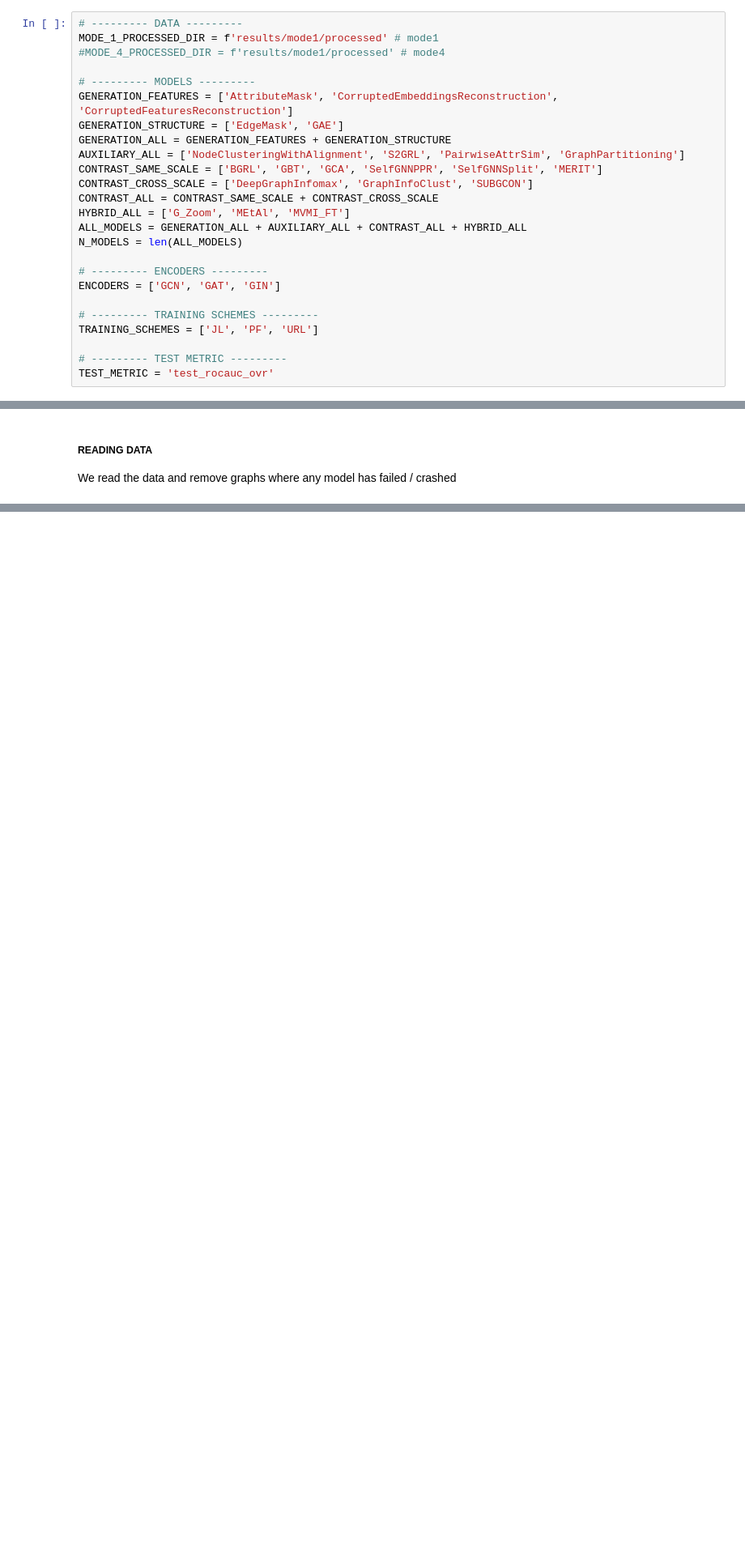
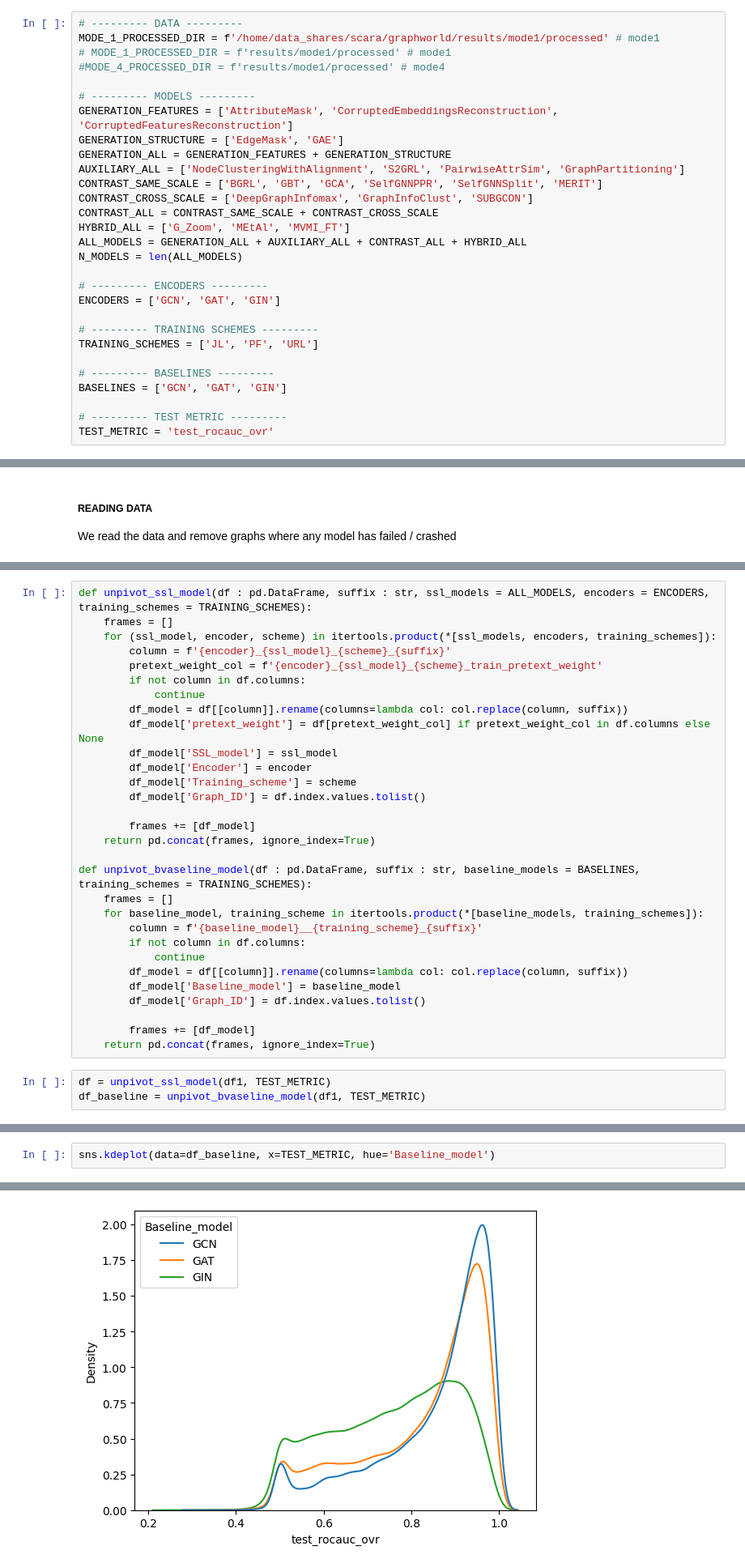
Before and after one commit to ITU-Thesis/graphworld, a Jupyter notebook: evaluation/global_analysis.ipynb, the cells around one changed output, grey strips where cells are left out. Shown at 81% size. Saved outputs shown, nothing was run; the diff lists cells and outputs as text; blank space fills up the shorter version.

Commit message:
Pushing analysis of mode 1 results and added changes to results processing.

```diff
--- a/evaluation/global_analysis.ipynb
+++ b/evaluation/global_analysis.ipynb
@@ -35,7 +28,8 @@ from collections import OrderedDict
 These constants are used to specify different views of our results which might be interesting
 # %%
 # --------- DATA ---------
-MODE_1_PROCESSED_DIR = f'results/mode1/processed' # mode1
+MODE_1_PROCESSED_DIR = f'/home/data_shares/scara/graphworld/results/mode1/processed' # mode1
+# MODE_1_PROCESSED_DIR = f'results/mode1/processed' # mode1
 #MODE_4_PROCESSED_DIR = f'results/mode1/processed' # mode4
 
 # --------- MODELS ---------
@@ -56,6 +50,9 @@ ENCODERS = ['GCN', 'GAT', 'GIN']
 # --------- TRAINING SCHEMES ---------
 TRAINING_SCHEMES = ['JL', 'PF', 'URL']
 
+# --------- BASELINES ---------
+BASELINES = ['GCN', 'GAT', 'GIN']
+
 # --------- TEST METRIC ---------
 TEST_METRIC = 'test_rocauc_ovr'
 # %% [markdown]
@@ -82,0 +126,33 @@ KeyboardInterrupt:
+# %%
+def unpivot_ssl_model(df : pd.DataFrame, suffix : str, ssl_models = ALL_MODELS, encoders = ENCODERS, training_schemes = TRAINING_SCHEMES):
+    frames = []
+    for (ssl_model, encoder, scheme) in itertools.product(*[ssl_models, encoders, training_schemes]):
+        column = f'{encoder}_{ssl_model}_{scheme}_{suffix}'
+        pretext_weight_col = f'{encoder}_{ssl_model}_{scheme}_train_pretext_weight'
+        if not column in df.columns:
+            continue
+        df_model = df[[column]].rename(columns=lambda col: col.replace(column, suffix))
+        df_model['pretext_weight'] = df[pretext_weight_col] if pretext_weight_col in df.columns else None
+        df_model['SSL_model'] = ssl_model
+        df_model['Encoder'] = encoder
+        df_model['Training_scheme'] = scheme
+        df_model['Graph_ID'] = df.index.values.tolist()
+
+        frames += [df_model]
+    return pd.concat(frames, ignore_index=True)
+
+def unpivot_bvaseline_model(df : pd.DataFrame, suffix : str, baseline_models = BASELINES, training_schemes = TRAINING_SCHEMES):
+    frames = []
+    for baseline_model, training_scheme in itertools.product(*[baseline_models, training_schemes]):
+        column = f'{baseline_model}__{training_scheme}_{suffix}'
+        if not column in df.columns:
+            continue
+        df_model = df[[column]].rename(columns=lambda col: col.replace(column, suffix))
+        df_model['Baseline_model'] = baseline_model
+        df_model['Graph_ID'] = df.index.values.tolist()
+
+        frames += [df_model]
+    return pd.concat(frames, ignore_index=True)
+# %%
+df = unpivot_ssl_model(df1, TEST_METRIC)
+df_baseline = unpivot_bvaseline_model(df1, TEST_METRIC)
@@ -82,0 +161,3 @@ KeyboardInterrupt:
+# %%
+sns.kdeplot(data=df_baseline, x=TEST_METRIC, hue='Baseline_model')
+# %% [output]
@@ -82,0 +165 @@ KeyboardInterrupt:
+[figure, added]
```
Also changed, not shown: parts of 27 cells of this notebook, 2 other files.
